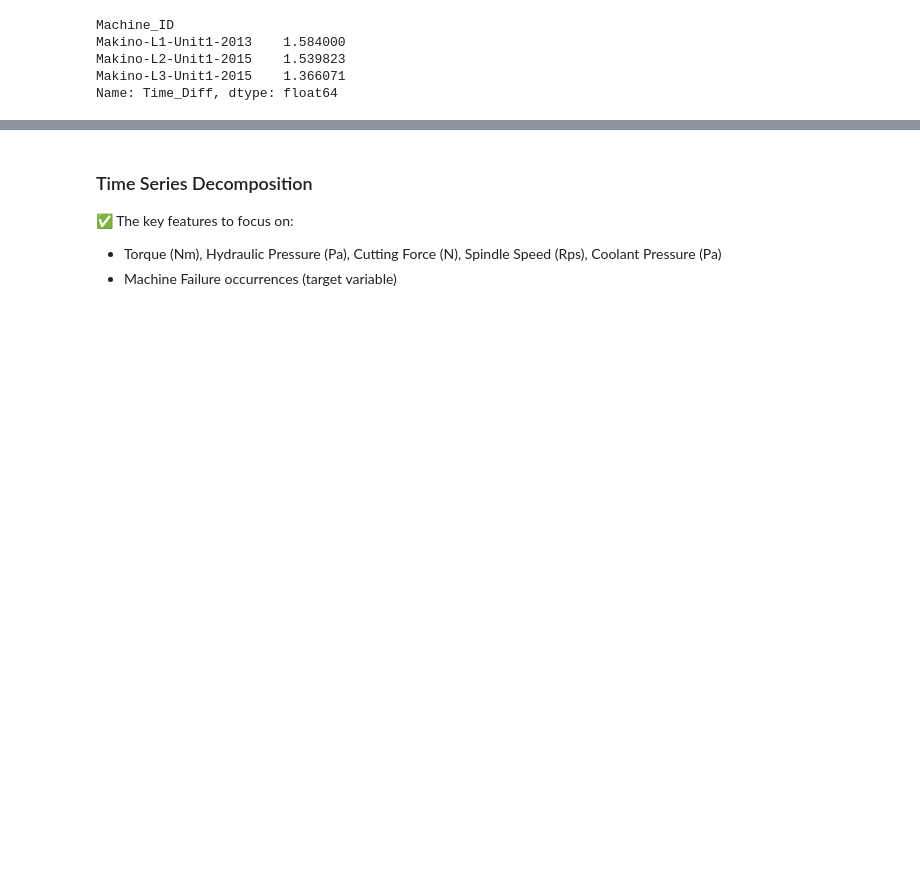
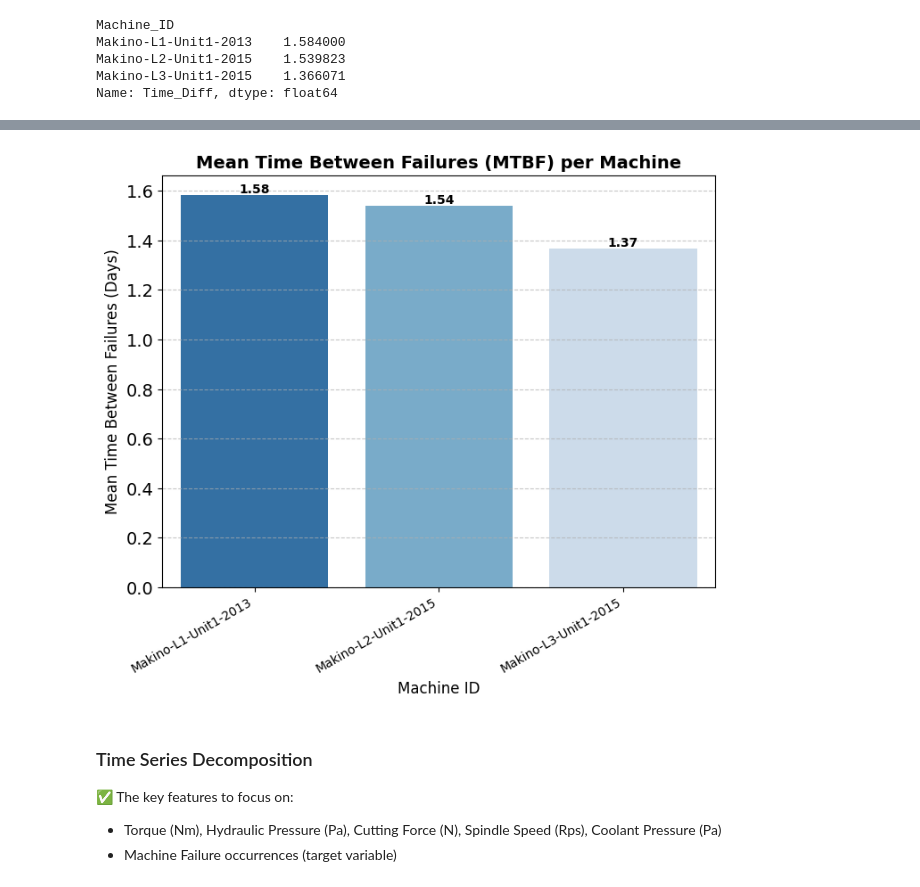
Before and after one commit to SirTee12/Machine-Downtime-Prediction, a Jupyter notebook: notebook/EEDA_Machine_Downtime.ipynb, the cells around one changed output, grey strips where cells are left out. Saved outputs shown, nothing was run; the diff lists cells and outputs as text; code cells hidden in the pictures; blank space fills up the shorter version.

Commit message:
plotted bar chart  to visualize the MTBF

```diff
--- a/notebook/EEDA_Machine_Downtime.ipynb
+++ b/notebook/EEDA_Machine_Downtime.ipynb
@@ -255,3 +277,28 @@ Name: Time_Diff, dtype: float64
+# %%
+# sort the MTBF in descending order
+mtbf = pd.DataFrame(mtbf)
+mtbf = mtbf.sort_values(by = 'Time_Diff', ascending= False)
+
+# Create a Beautiful Plot
+plt.figure(figsize=(8, 6))
+cmap = sns.color_palette("coolwarm", as_cmap=True)  # Gradient colors
+sns.barplot(data=mtbf, x='Machine_ID', y='Time_Diff', palette="Blues_r")
+
+# Title and labels
+plt.title('Mean Time Between Failures (MTBF) per Machine', fontsize=14, fontweight='bold')
+plt.xlabel('Machine ID', fontsize=12)
+plt.ylabel('Mean Time Between Failures (Days)', fontsize=12)
+plt.xticks(rotation=30, ha="right", fontsize=10)
+
+# Add value labels
+for index, row in enumerate(mtbf['Time_Diff']):
+    plt.text(index, row + 0.01, f'{row:.2f}', ha='center', fontsize=10, fontweight='bold')
+
+# Show the plot
+plt.grid(axis='y', linestyle='--', alpha=0.7)
+plt.show()
+# %% [output]
+[figure, added]
 # %% [markdown]
 ### Time Series Decomposition
 
```
Also changed, not shown: parts of 2 cells of this notebook.
